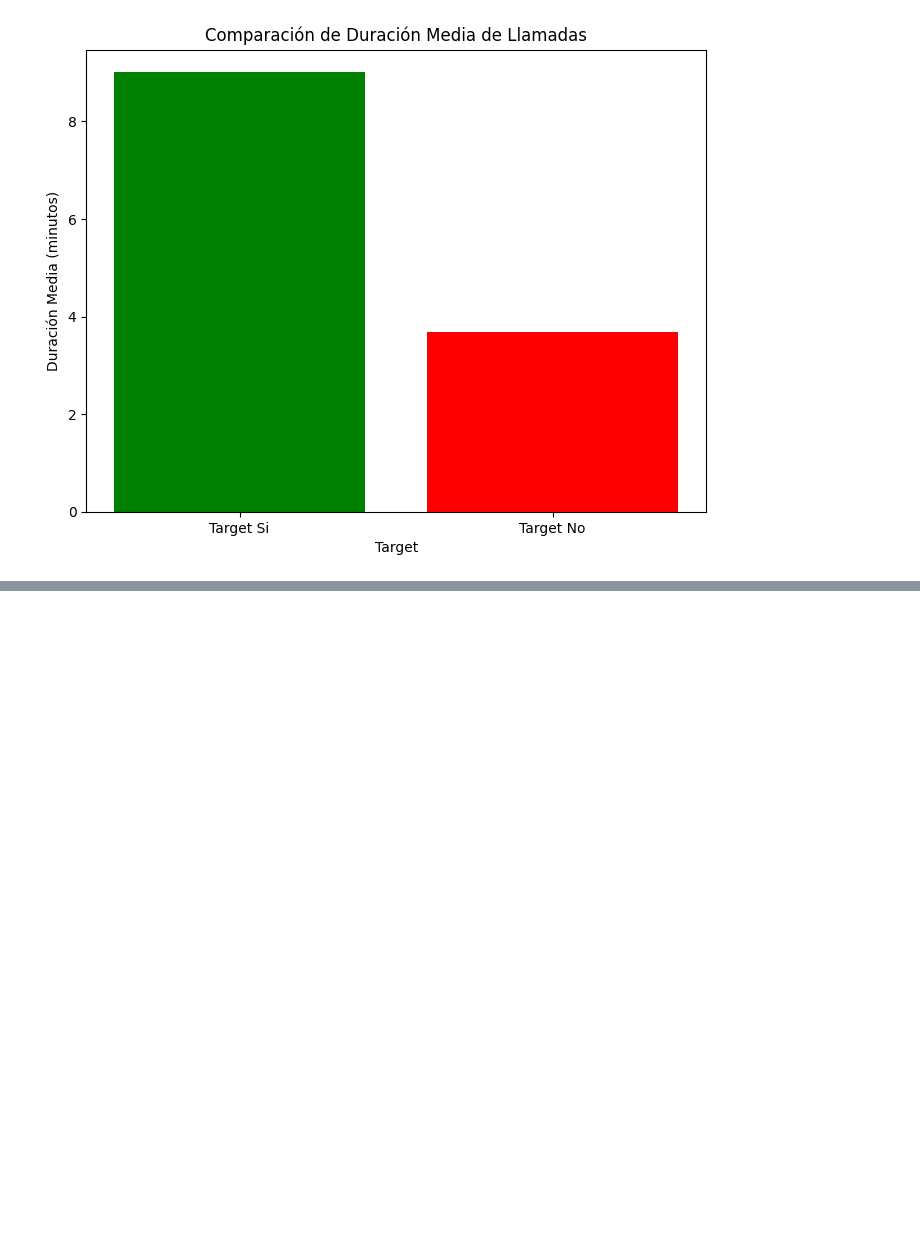
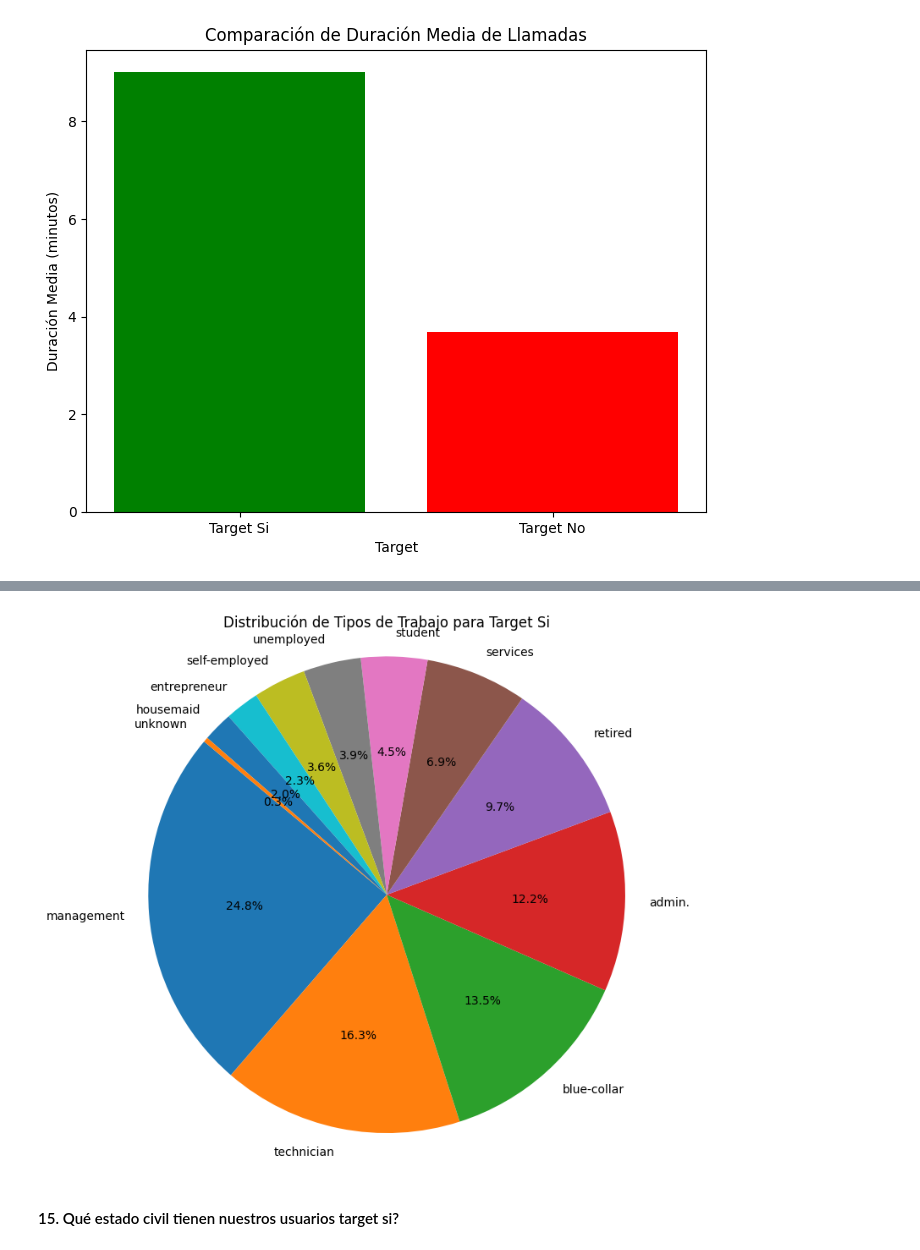
Before and after one commit to guillem-edo/AMACOR_Depositos, a Jupyter notebook: DATA/EDA/EDA.ipynb, the cells around one changed output, grey strips where cells are left out. Cells and saved outputs as stored; diff of their text form; code cells hidden in the pictures; blank space fills up the shorter version.

```diff
--- a/DATA/EDA/EDA.ipynb
+++ b/DATA/EDA/EDA.ipynb
@@ -609,0 +669,3 @@ plt.show()
+# %%
+trabajos_target_si = usuarios_target_si['trabajo'].value_counts()
+trabajos_target_si
@@ -609,0 +687,23 @@ plt.show()
+# %%
+import matplotlib.pyplot as plt
+
+# Obtener los datos para el gráfico circular
+labels = trabajos_target_si.index
+sizes = trabajos_target_si.values
+
+# Crear el gráfico circular
+plt.figure(figsize=(8, 8))
+plt.pie(sizes, labels=labels, autopct='%1.1f%%', startangle=140)
+
+# Ajustes adicionales
+plt.axis('equal')  # Para asegurar que el gráfico sea un círculo
+
+# Agregar título
+plt.title('Distribución de Tipos de Trabajo para Target Si')
+
+# Mostrar el gráfico
+plt.show()
+# %% [output]
+[figure, added]
+# %% [markdown]
+#### 15. Qué estado civil tienen nuestros usuarios target si?
```
Also changed, not shown: parts of 29 cells of this notebook.
